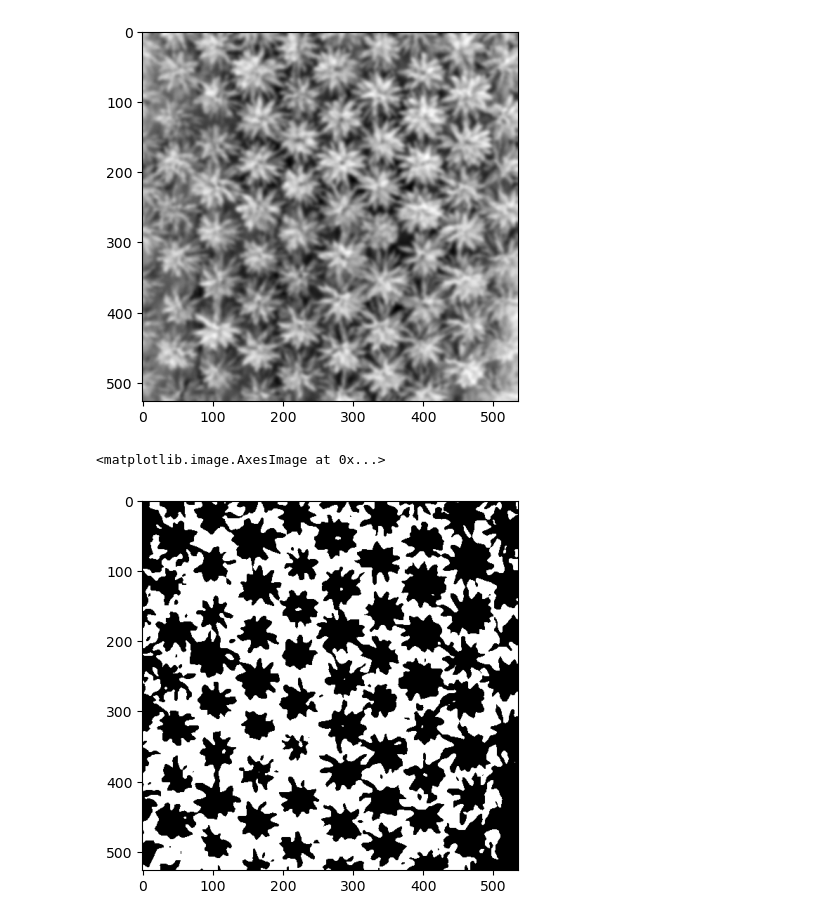
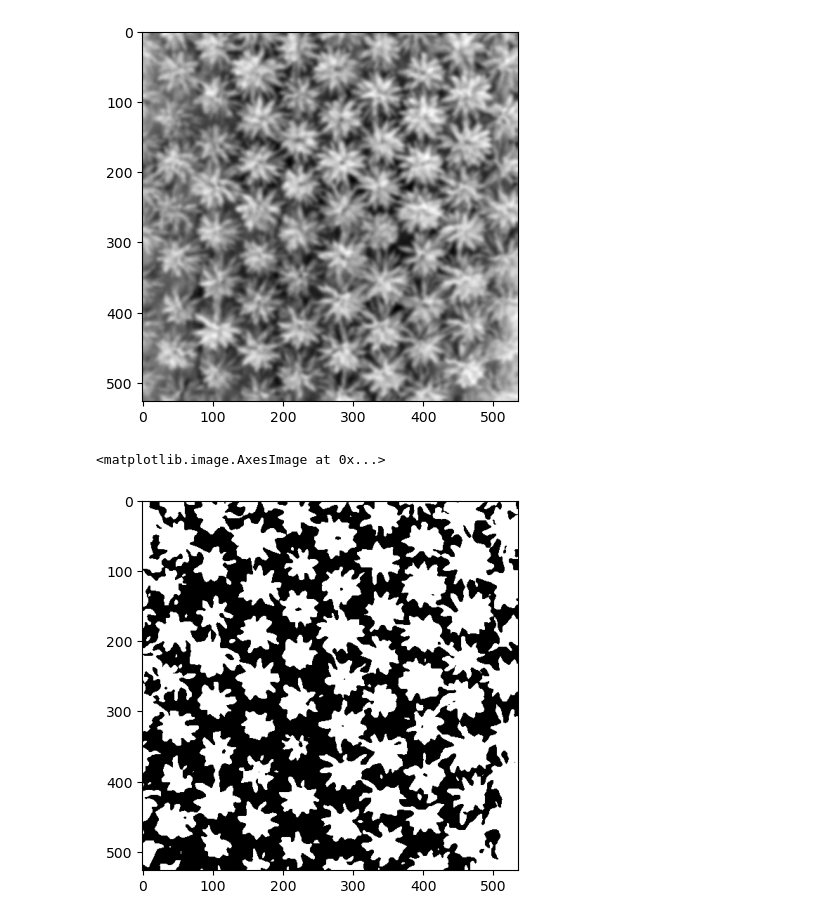
Before and after one commit to nikita-III/IP-tasks, a Jupyter notebook: project-4.ipynb, the cells around one changed output. Cells and saved outputs as stored; diff of their text form; code cells hidden in the pictures.

```diff
--- a/project-4.ipynb
+++ b/project-4.ipynb
@@ -139,8 +139,9 @@ plt.imshow(blured, cmap="gray")
 [figure]
 # %%
 ret, thresh = cv2.threshold(blured,0,255, cv2.THRESH_BINARY_INV+cv2.THRESH_OTSU)
+thresh = cv2.bitwise_not(thresh)
 plt.imshow(thresh, cmap="gray")
 # %% [output]
 <matplotlib.image.AxesImage at 0x...>
-[figure, old version]
+[figure, new version]
 # %%
```
Also changed, not shown: parts of 5 cells of this notebook.
